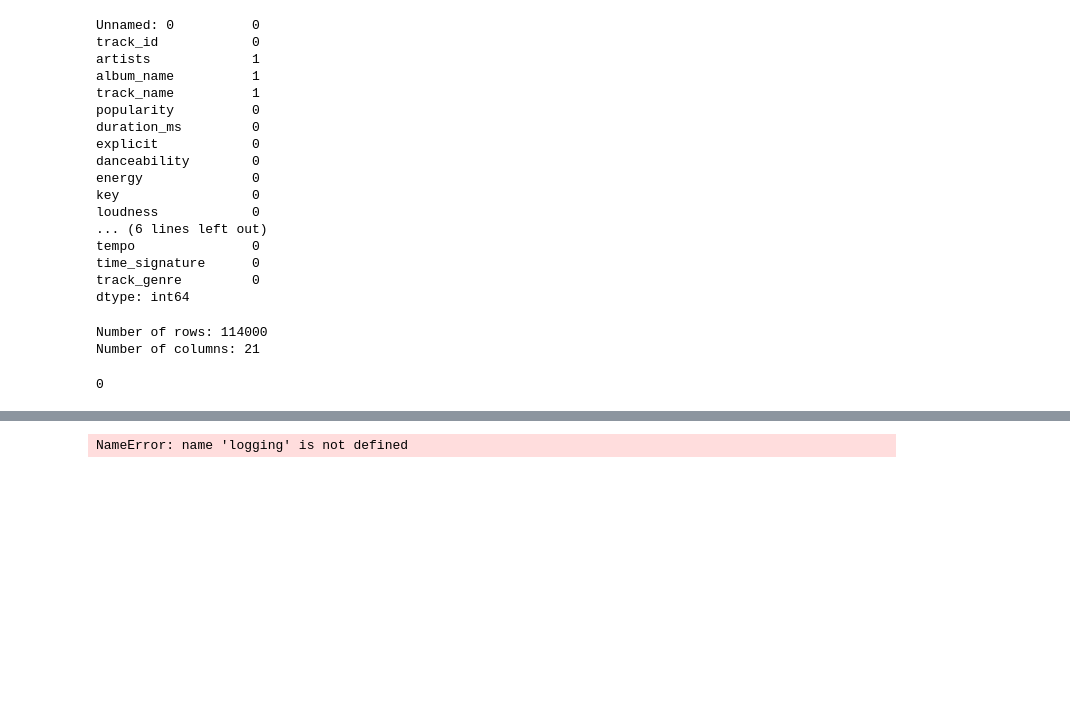
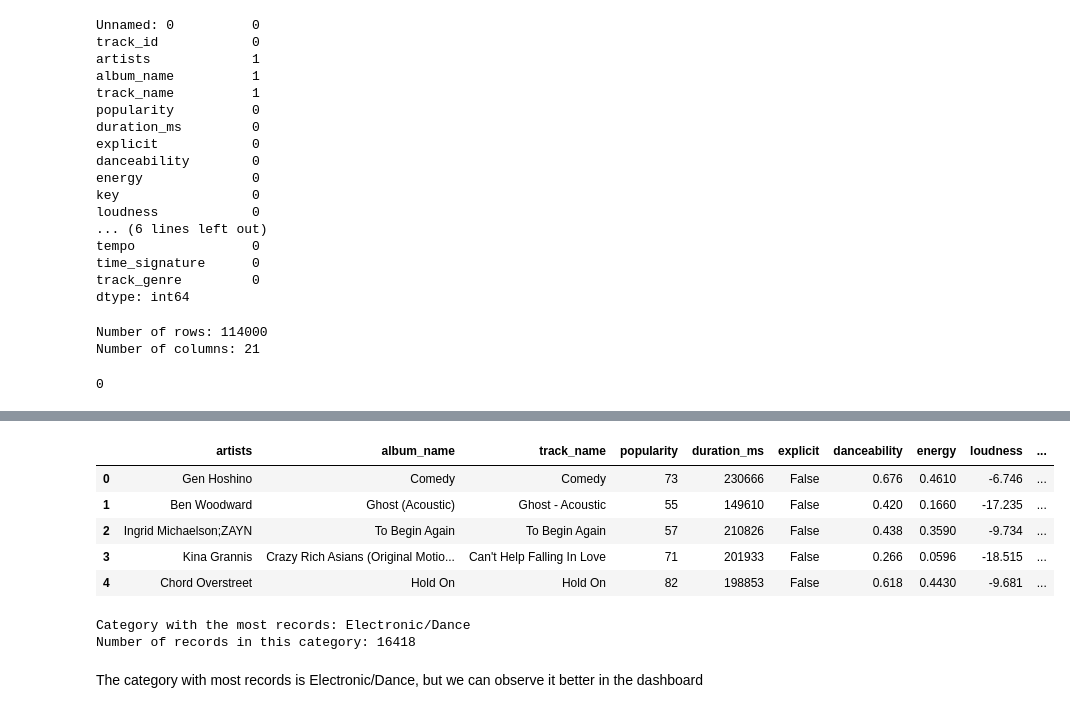
Before and after one commit to juancbuitrago/Workshop2, a Jupyter notebook: notebooks/EDA_002.ipynb, the cells around one changed output, grey strips where cells are left out. Cells and saved outputs as stored; diff of their text form; code cells hidden in the pictures; blank space fills up the shorter version.

```diff
--- a/notebooks/EDA_002.ipynb
+++ b/notebooks/EDA_002.ipynb
@@ -119,19 +232,22 @@ Name: count, Length: 113999, dtype: int64
 # %%
-def transform(spotify_df):
-
-    columns_to_drop = [
-        'Unnamed: 0',
-        'track_id',
-        'key',
-        'mode',
-        'instrumentalness',
-        'time_signature',
-        'liveness',
-        'valence'
-    ]
-    spotify_df.drop(columns=columns_to_drop, axis=1, inplace=True)
-    logging.info("Transformations applied to Spotify data")
-    return spotify_df
-transform(df)
+spotify_df.head()
 # %% [output]
-NameError: name 'logging' is not defined
+|  | artists | album_name | track_name | popularity | duration_ms | explicit | danceability | energy | loudness | ... |
+| 0 | Gen Hoshino | Comedy | Comedy | 73 | 230666 | False | 0.676 | 0.4610 | -6.746 | ... |
+| 1 | Ben Woodward | Ghost (Acoustic) | Ghost - Acoustic | 55 | 149610 | False | 0.420 | 0.1660 | -17.235 | ... |
+| 2 | Ingrid Michaelson;ZAYN | To Begin Again | To Begin Again | 57 | 210826 | False | 0.438 | 0.3590 | -9.734 | ... |
+| 3 | Kina Grannis | Crazy Rich Asians (Original Motio... | Can't Help Falling In Love | 71 | 201933 | False | 0.266 | 0.0596 | -18.515 | ... |
+| 4 | Chord Overstreet | Hold On | Hold On | 82 | 198853 | False | 0.618 | 0.4430 | -9.681 | ... |
+# %%
+category_counts = spotify_df['genre_category'].value_counts()
+
+most_common_category = category_counts.idxmax()
+max_category_count = category_counts.max()
+
+print("Category with the most records:", most_common_category)
+print("Number of records in this category:", max_category_count)
+# %% [output]
+Category with the most records: Electronic/Dance
+Number of records in this category: 16418
+# %% [markdown]
+The category with most records is Electronic/Dance, but we can observe it better in the dashboard
```
Also changed, not shown: parts of 23 cells of this notebook, 6 other files.
